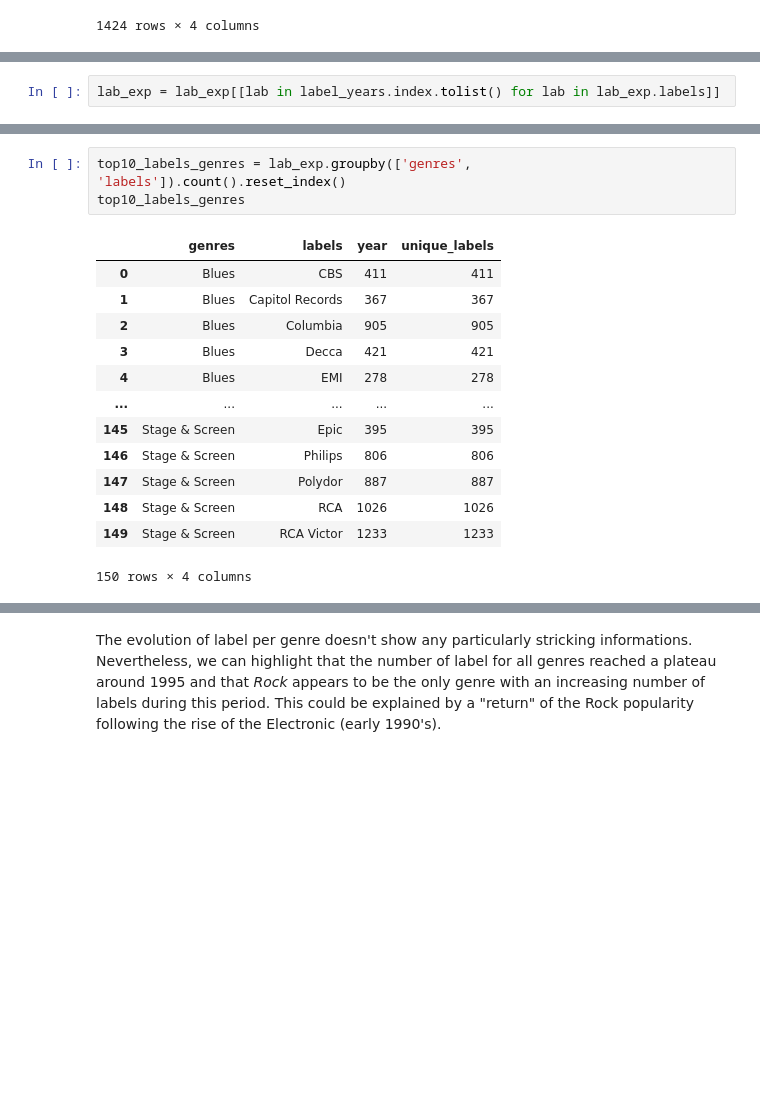
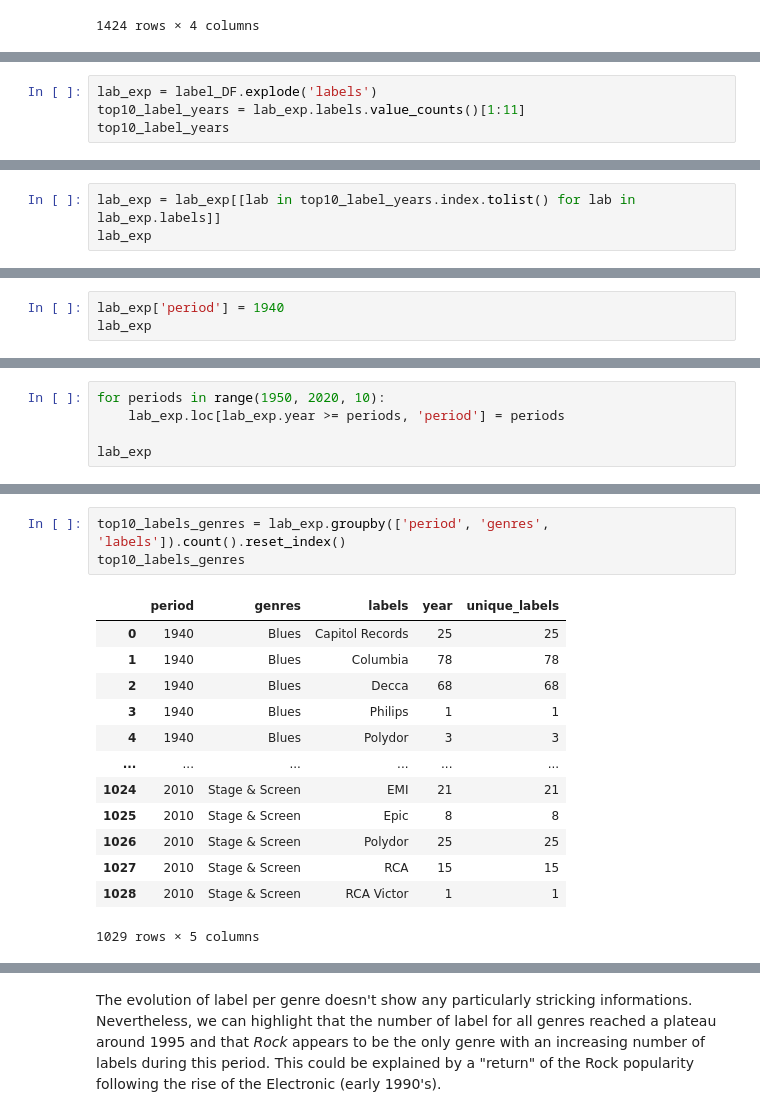
Before and after one commit to JBMembrado/Projects, a Jupyter notebook: Milestone_3.ipynb, the cells around one changed output, grey strips where cells are left out. Saved outputs shown, nothing was run; the diff lists cells and outputs as text; blank space fills up the shorter version.

```diff
--- a/Milestone_3.ipynb
+++ b/Milestone_3.ipynb
@@ -609,0 +598,4 @@ label_years.index.tolist()
+# %%
+lab_exp = label_DF.explode('labels')
+top10_label_years = lab_exp.labels.value_counts()[1:11]
+top10_label_years
@@ -610,2 +614,3 @@ label_years.index.tolist()
 # %%
-lab_exp = lab_exp[[lab in label_years.index.tolist() for lab in lab_exp.labels]]
+lab_exp = lab_exp[[lab in top10_label_years.index.tolist() for lab in lab_exp.labels]]
+lab_exp
@@ -611,0 +631,3 @@ lab_exp = lab_exp[[lab in label_years.index.tolist() for lab in lab_exp.labels]]
+# %%
+lab_exp['period'] = 1940
+lab_exp
@@ -611,0 +648,5 @@ lab_exp = lab_exp[[lab in label_years.index.tolist() for lab in lab_exp.labels]]
+# %%
+for periods in range(1950, 2020, 10):
+    lab_exp.loc[lab_exp.year >= periods, 'period'] = periods
+
+lab_exp
@@ -667,22 +724,22 @@ fig.show()
 # %% [output]
 [interactive output not drawn]
 # %%
-top10_labels_genres = lab_exp.groupby(['genres', 'labels']).count().reset_index()
+top10_labels_genres = lab_exp.groupby(['period', 'genres', 'labels']).count().reset_index()
 top10_labels_genres
 # %% [output]
-|  | genres | labels | year | unique_labels |
-| 0 | Blues | CBS | 411 | 411 |
-| 1 | Blues | Capitol Records | 367 | 367 |
-| 2 | Blues | Columbia | 905 | 905 |
-| 3 | Blues | Decca | 421 | 421 |
-| 4 | Blues | EMI | 278 | 278 |
-| ... | ... | ... | ... | ... |
-| 145 | Stage & Screen | Epic | 395 | 395 |
-| 146 | Stage & Screen | Philips | 806 | 806 |
-| 147 | Stage & Screen | Polydor | 887 | 887 |
-| 148 | Stage & Screen | RCA | 1026 | 1026 |
-| 149 | Stage & Screen | RCA Victor | 1233 | 1233 |
+|  | period | genres | labels | year | unique_labels |
+| 0 | 1940 | Blues | Capitol Records | 25 | 25 |
+| 1 | 1940 | Blues | Columbia | 78 | 78 |
+| 2 | 1940 | Blues | Decca | 68 | 68 |
+| 3 | 1940 | Blues | Philips | 1 | 1 |
+| 4 | 1940 | Blues | Polydor | 3 | 3 |
+| ... | ... | ... | ... | ... | ... |
+| 1024 | 2010 | Stage & Screen | EMI | 21 | 21 |
+| 1025 | 2010 | Stage & Screen | Epic | 8 | 8 |
+| 1026 | 2010 | Stage & Screen | Polydor | 25 | 25 |
+| 1027 | 2010 | Stage & Screen | RCA | 15 | 15 |
+| 1028 | 2010 | Stage & Screen | RCA Victor | 1 | 1 |
-150 rows × 4 columns
+1029 rows × 5 columns
 # %%
 import plotly.graph_objects as go
 
```
Also changed, not shown: parts of 21 cells of this notebook.
